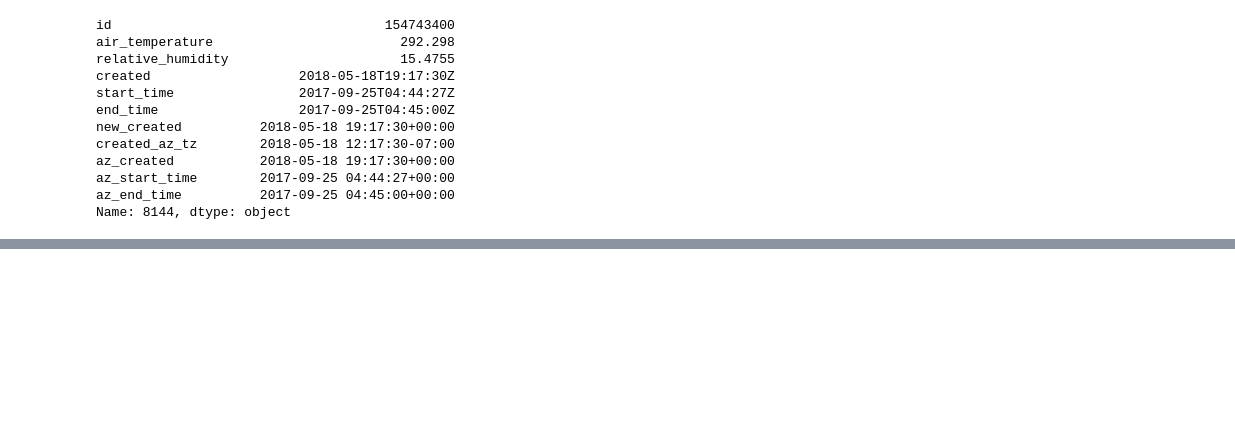
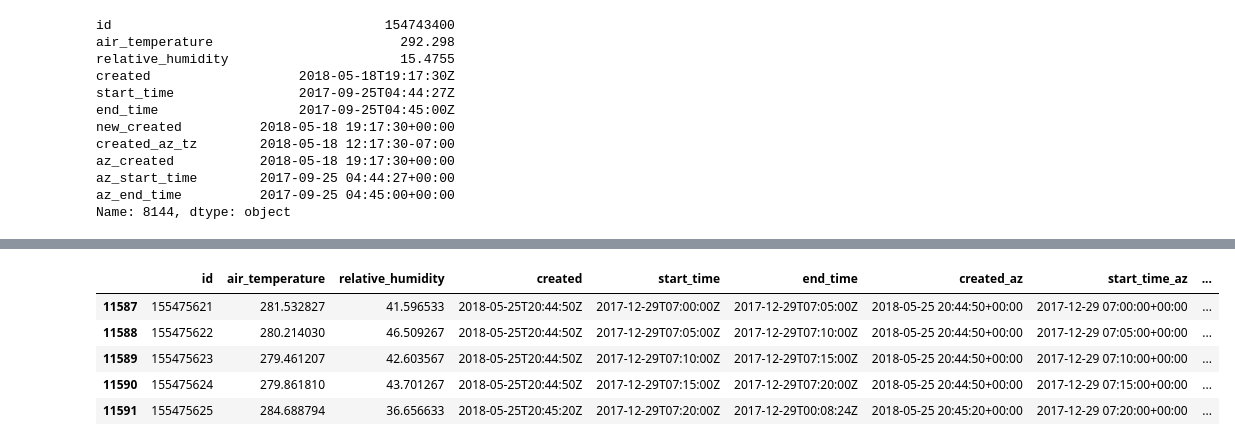
Before and after one commit to genophenoenvo/terraref-datasets, a Jupyter notebook: notebooks/season_4_weather.ipynb, the cells around one changed output, grey strips where cells are left out. Saved outputs shown, nothing was run; the diff lists cells and outputs as text; code cells hidden in the pictures; blank space fills up the shorter version.

```diff
--- a/notebooks/season_4_weather.ipynb
+++ b/notebooks/season_4_weather.ipynb
@@ -475,0 +521,9 @@ az_cols = ['az_created', 'az_start_time', 'az_end_time']
+# %%
+weather_2017.tail()
+# %% [output]
+|  | id | air_temperature | relative_humidity | created | start_time | end_time | created_az | start_time_az | ... |
+| 11587 | 155475621 | 281.532827 | 41.596533 | 2018-05-25T20:44:50Z | 2017-12-29T07:00:00Z | 2017-12-29T07:05:00Z | 2018-05-25 20:44:50+00:00 | 2017-12-29 07:00:00+00:00 | ... |
+| 11588 | 155475622 | 280.214030 | 46.509267 | 2018-05-25T20:44:50Z | 2017-12-29T07:05:00Z | 2017-12-29T07:10:00Z | 2018-05-25 20:44:50+00:00 | 2017-12-29 07:05:00+00:00 | ... |
+| 11589 | 155475623 | 279.461207 | 42.603567 | 2018-05-25T20:44:50Z | 2017-12-29T07:10:00Z | 2017-12-29T07:15:00Z | 2018-05-25 20:44:50+00:00 | 2017-12-29 07:10:00+00:00 | ... |
+| 11590 | 155475624 | 279.861810 | 43.701267 | 2018-05-25T20:44:50Z | 2017-12-29T07:15:00Z | 2017-12-29T07:20:00Z | 2018-05-25 20:44:50+00:00 | 2017-12-29 07:15:00+00:00 | ... |
+| 11591 | 155475625 | 284.688794 | 36.656633 | 2018-05-25T20:45:20Z | 2017-12-29T07:20:00Z | 2017-12-29T00:08:24Z | 2018-05-25 20:45:20+00:00 | 2017-12-29 07:20:00+00:00 | ... |
```
Also changed, not shown: parts of 9 cells of this notebook.
